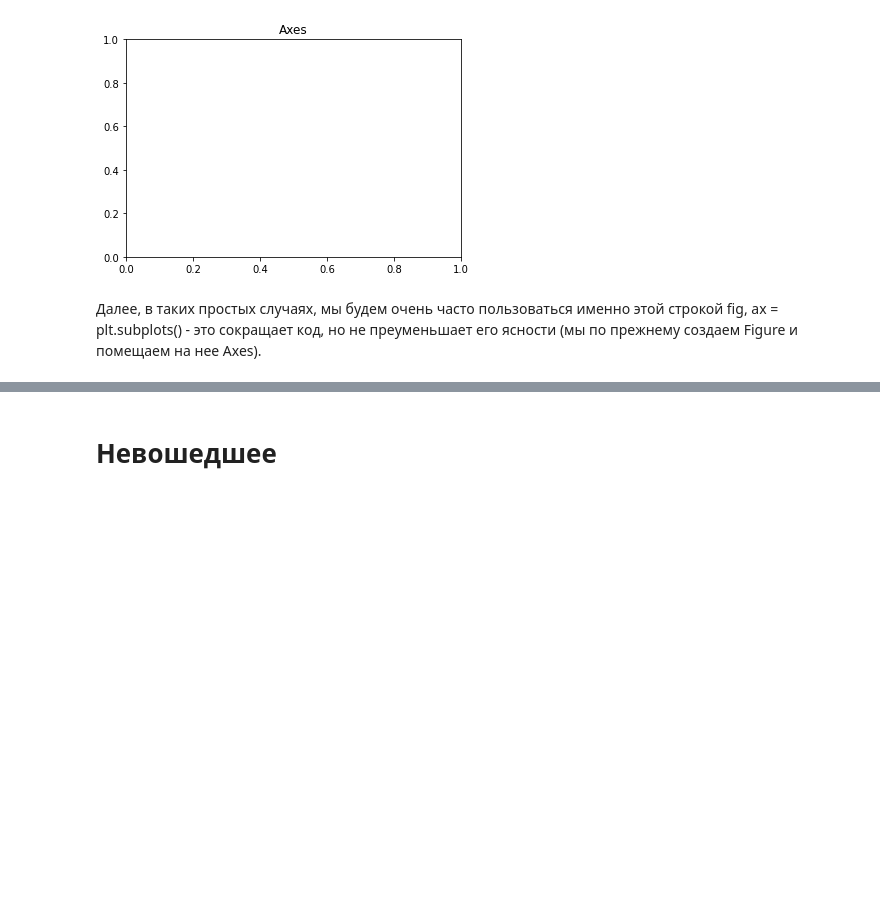
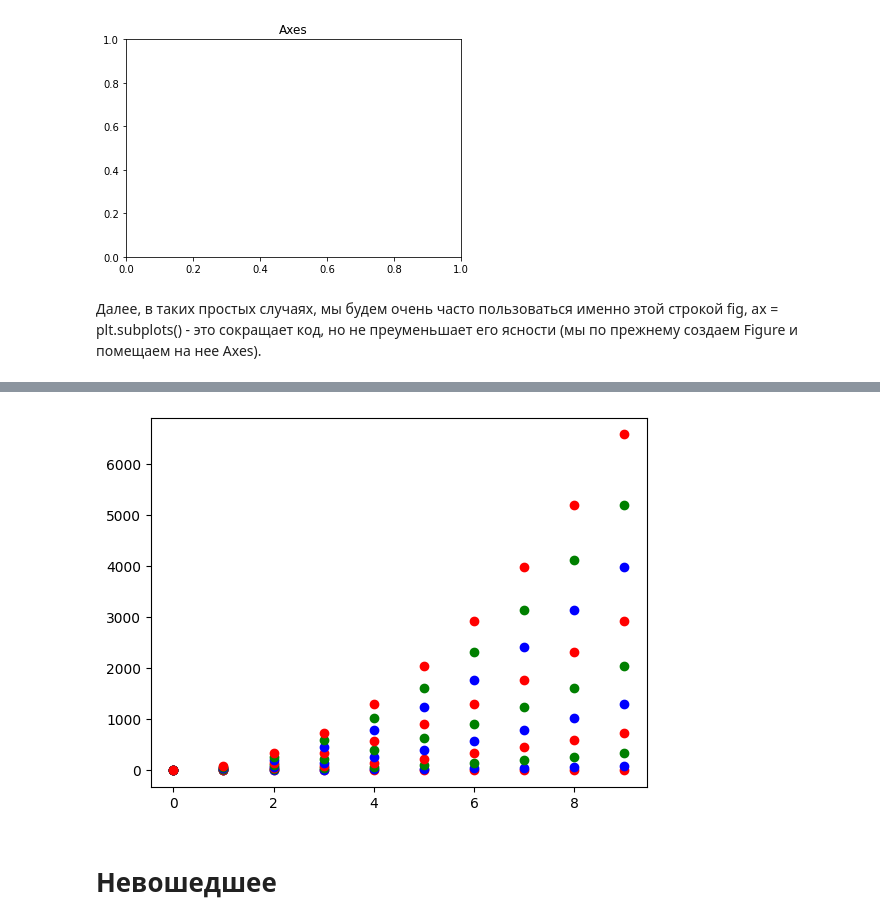
Before and after one commit to PolyanskayaP/FMMRAZ_6sem, a Jupyter notebook: prob_FMMRAZ.ipynb, the cells around one changed output, grey strips where cells are left out. Cells and saved outputs as stored; diff of their text form; code cells hidden in the pictures; blank space fills up the shorter version.

```diff
--- a/prob_FMMRAZ.ipynb
+++ b/prob_FMMRAZ.ipynb
@@ -266,3 +279,11 @@ plt.show()
+# %%
+import itertools
+
+colors = itertools.cycle(["r", "b", "g"])
+for y in ys:
+    plt.scatter(x, y, color=next(colors))
+# %% [output]
+[figure, added]
 # %% [markdown]
 # Невошедшее
 # %%
```
Also changed, not shown: parts of 1 cell of this notebook.
